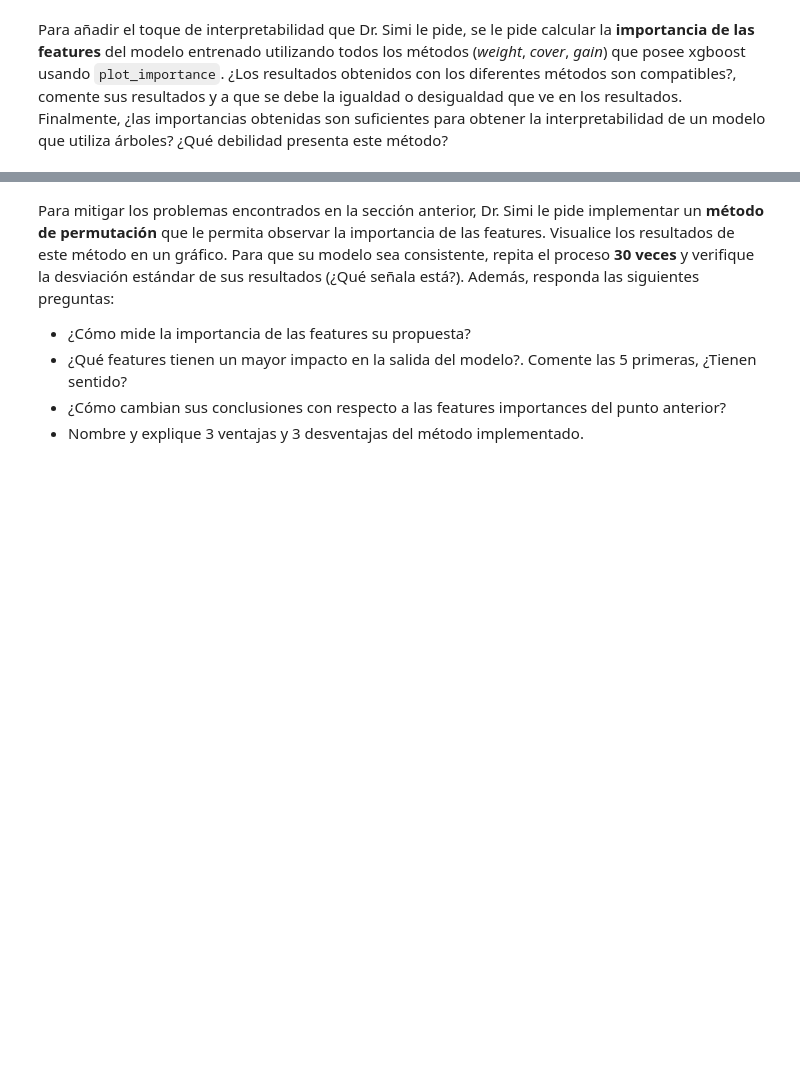
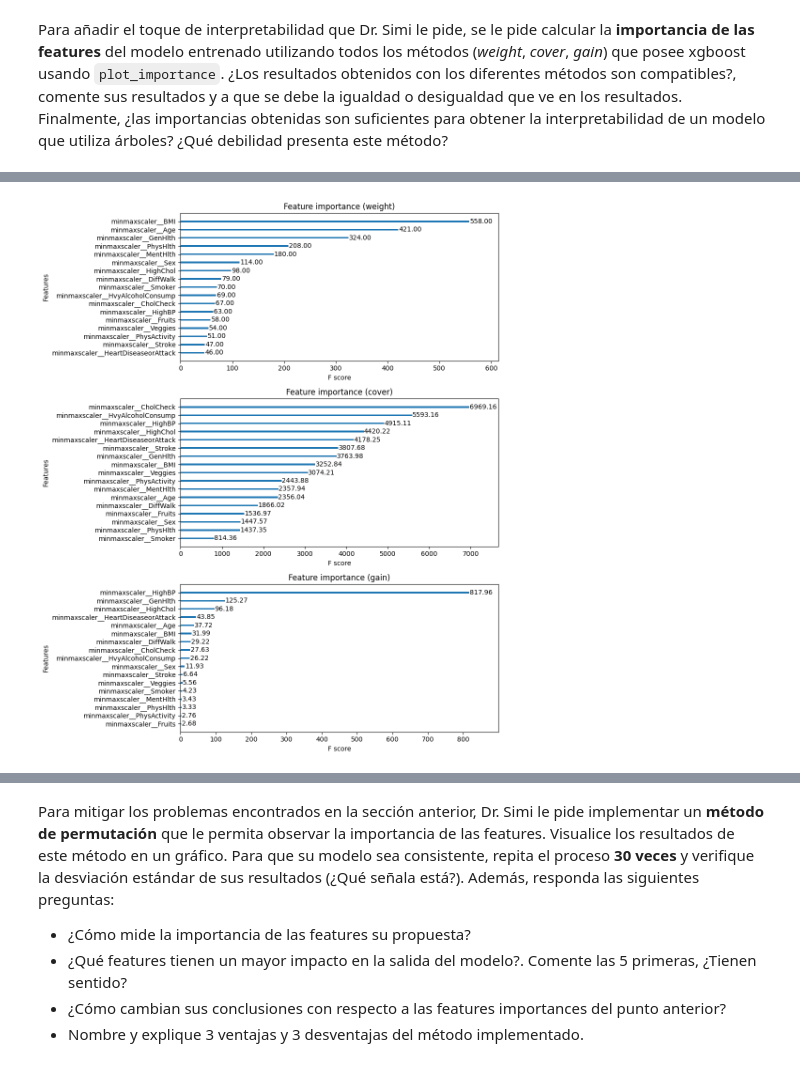
Before and after one commit to mgzotero/MDS7202, a Jupyter notebook: Labs/Lab 10/lab10.ipynb, the cells around one changed output, grey strips where cells are left out. Drawn from its saved outputs; the diff is of its cells as text; code cells hidden in the pictures; blank space fills up the shorter version.

```diff
--- a/Labs/Lab 10/lab10.ipynb
+++ b/Labs/Lab 10/lab10.ipynb
@@ -102,0 +288,23 @@ Para añadir el toque de interpretabilidad que Dr. Simi le pide, se le pide calc
+# %%
+fig, (ax1, ax2, ax3) = plt.subplots(figsize=(10, 12), nrows=3)
+
+plot_importance_weight = xgb.plot_importance(pipeline.named_steps["xgbclassifier"], importance_type="weight", ax=ax1)
+plot_importance_cover = xgb.plot_importance(pipeline.named_steps["xgbclassifier"], importance_type="cover", ax=ax2)
+plot_importance_gain = xgb.plot_importance(pipeline.named_steps["xgbclassifier"], importance_type="gain", ax=ax3)
+
+for ax in (ax1, ax2, ax3):
+    ax.grid(False)
+
+for texts in (plot_importance_weight.texts, plot_importance_cover.texts, plot_importance_gain.texts):
+    for text in texts:
+        text.set_text(f'{round(float(text.get_text()), 2):.2f}')
+
+title = "Feature importance"
+ax1.set_title(f"{title} (weight)")
+ax2.set_title(f"{title} (cover)")
+ax3.set_title(f"{title} (gain)")
+
+fig.tight_layout()
+fig.show()
+# %% [output]
+[figure, added]
```
Also changed, not shown: parts of 61 cells of this notebook, 2 other files.
